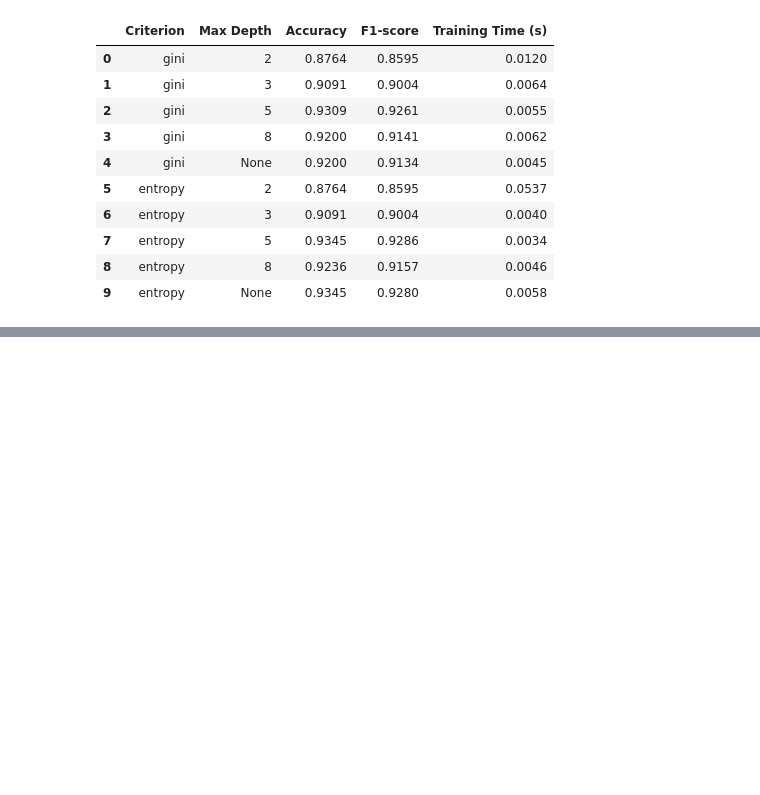
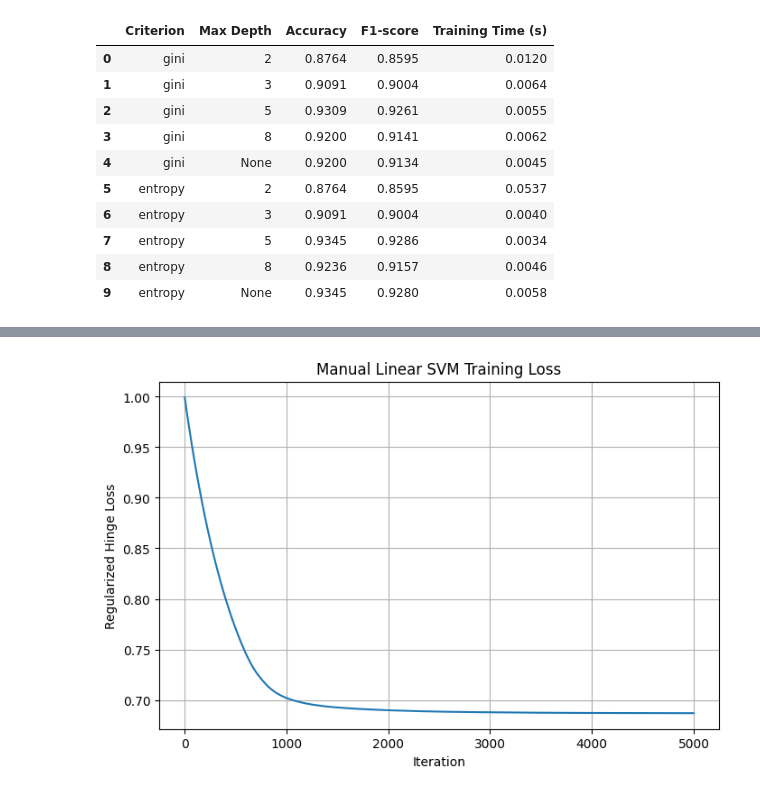
Before and after one commit to SteffiGeorge2708/202618018_SteffiGeorge_DS605, a Jupyter notebook: 202618018_Lab_8/202618018_lab_7.ipynb, the cells around one changed output, grey strips where cells are left out. Saved outputs shown, nothing was run; the diff lists cells and outputs as text; code cells hidden in the pictures; blank space fills up the shorter version.

```diff
--- a/202618018_Lab_8/202618018_lab_7.ipynb
+++ b/202618018_Lab_8/202618018_lab_7.ipynb
@@ -532,0 +631,24 @@ display(sklearn_tree_results_df.round(4))
+# %%
+manual_svm = ManualLinearSVM(
+    C=1.0,
+    learning_rate=0.001,
+    n_iterations=5000
+)
+
+start_time = time.perf_counter()
+manual_svm.fit(X_train_svm_scaled, y_train_svm_signed)
+manual_svm_train_time = time.perf_counter() - start_time
+
+start_time = time.perf_counter()
+manual_svm_predictions = manual_svm.predict(X_test_svm_scaled)
+manual_svm_prediction_time = time.perf_counter() - start_time
+
+print("Manual Linear SVM")
+print("Accuracy:", accuracy_score(y_test_svm_signed, manual_svm_predictions))
+print("Precision:", precision_score(y_test_svm_signed, manual_svm_predictions, pos_label=1, zero_division=0))
+print("Recall:", recall_score(y_test_svm_signed, manual_svm_predictions, pos_label=1, zero_division=0))
+print("F1-score:", f1_score(y_test_svm_signed, manual_svm_predictions, pos_label=1, zero_division=0))
+print("Training time:", manual_svm_train_time)
+print("Prediction time:", manual_svm_prediction_time)
+print("Weights:", manual_svm.w)
+print("Bias:", manual_svm.b)
@@ -532,0 +665,10 @@ display(sklearn_tree_results_df.round(4))
+# %%
+plt.figure(figsize=(8, 5))
+plt.plot(manual_svm.loss_history)
+plt.xlabel("Iteration")
+plt.ylabel("Regularized Hinge Loss")
+plt.title("Manual Linear SVM Training Loss")
+plt.grid(True)
+plt.show()
+# %% [output]
+[figure, added]
```
Also changed, not shown: parts of 24 cells of this notebook, 1 other file.
